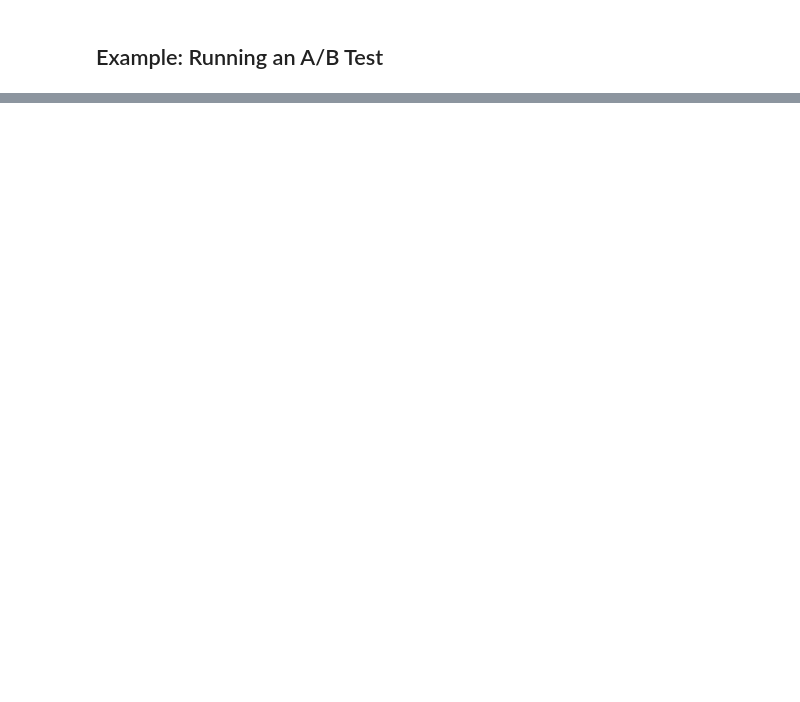
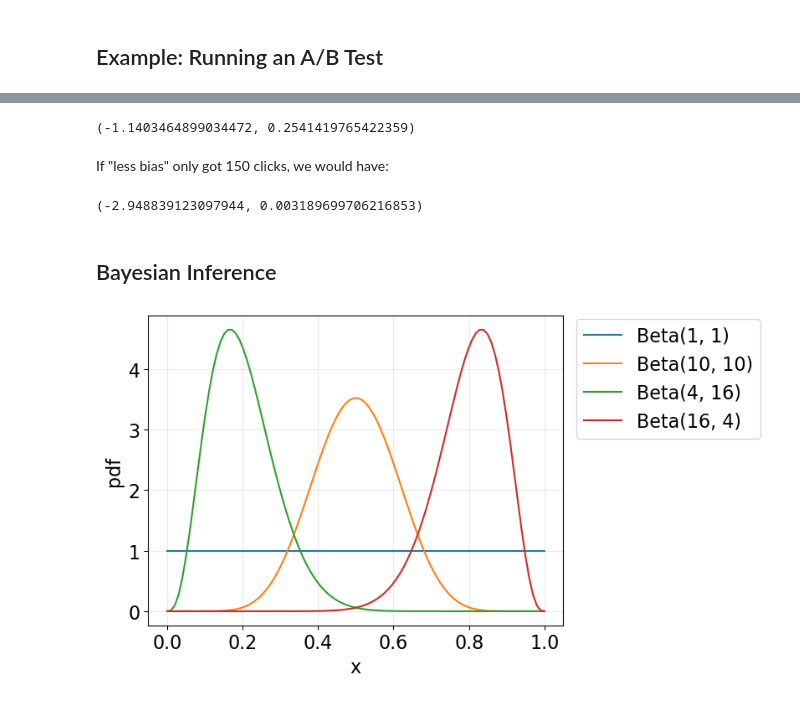
Before and after one commit to LugoBlogger/AK-201-426-data-science, a Jupyter notebook: ch-07.ipynb, the cells around one changed output, grey strips where cells are left out. Saved outputs shown, nothing was run; the diff lists cells and outputs as text; code cells hidden in the pictures; blank space fills up the shorter version.

```diff
--- a/ch-07.ipynb
+++ b/ch-07.ipynb
@@ -317,0 +341,47 @@ num_rejections
+# %%
+z = a_b_test_statistic(1_000, 200, 1_000, 180)
+z, two_sided_p_value(z)
+# %% [output]
+(-1.1403464899034472, 0.2541419765422359)
+# %% [markdown]
+If "less bias" only got 150 clicks, we would have:
+# %%
+z = a_b_test_statistic(1_000, 200, 1_000, 150)
+z, two_sided_p_value(z)
+# %% [output]
+(-2.948839123097944, 0.003189699706216853)
+# %% [markdown]
+## Bayesian Inference
+# %%
+def B(alpha: float, beta: float) -> float:
+  """A normalizing constant so that the total probability is 1"""
+  return sc_special.gamma(alpha) * sc_special.gamma(beta) \
+    / sc_special.gamma(alpha + beta)
+
+def beta_pdf(x: float, alpha: float, beta: float) -> float:
+  pdf = np.zeros_like(x)
+  logical_index = np.logical_and(x >= 0, x <= 1)
+  pdf[logical_index] = x[logical_index]**(alpha - 1) \
+    * (1 - x[logical_index])**(beta - 1) / B(alpha, beta)
+  return pdf
+# %%
+fig, ax = plt.subplots()
+
+N_data_points = 100
+x_data = np.linspace(0, 1, N_data_points)
+
+beta_pdf_config = [
+  [1, 1], [10, 10], [4, 16], [16, 4]]
+
+for alpha, beta in beta_pdf_config:
+  y_data = beta_pdf(x_data, alpha, beta)
+  ax.plot(x_data, y_data, label=f"Beta({alpha}, {beta})")
+
+ax.set_xlabel("x")
+ax.set_ylabel("pdf")
+ax.grid("on")
+ax.legend(loc="upper left", bbox_to_anchor=[1.01, 1.02])
+
+plt.show(fig)
+# %% [output]
+[figure, added]
```
Also changed, not shown: parts of 9 cells of this notebook.
